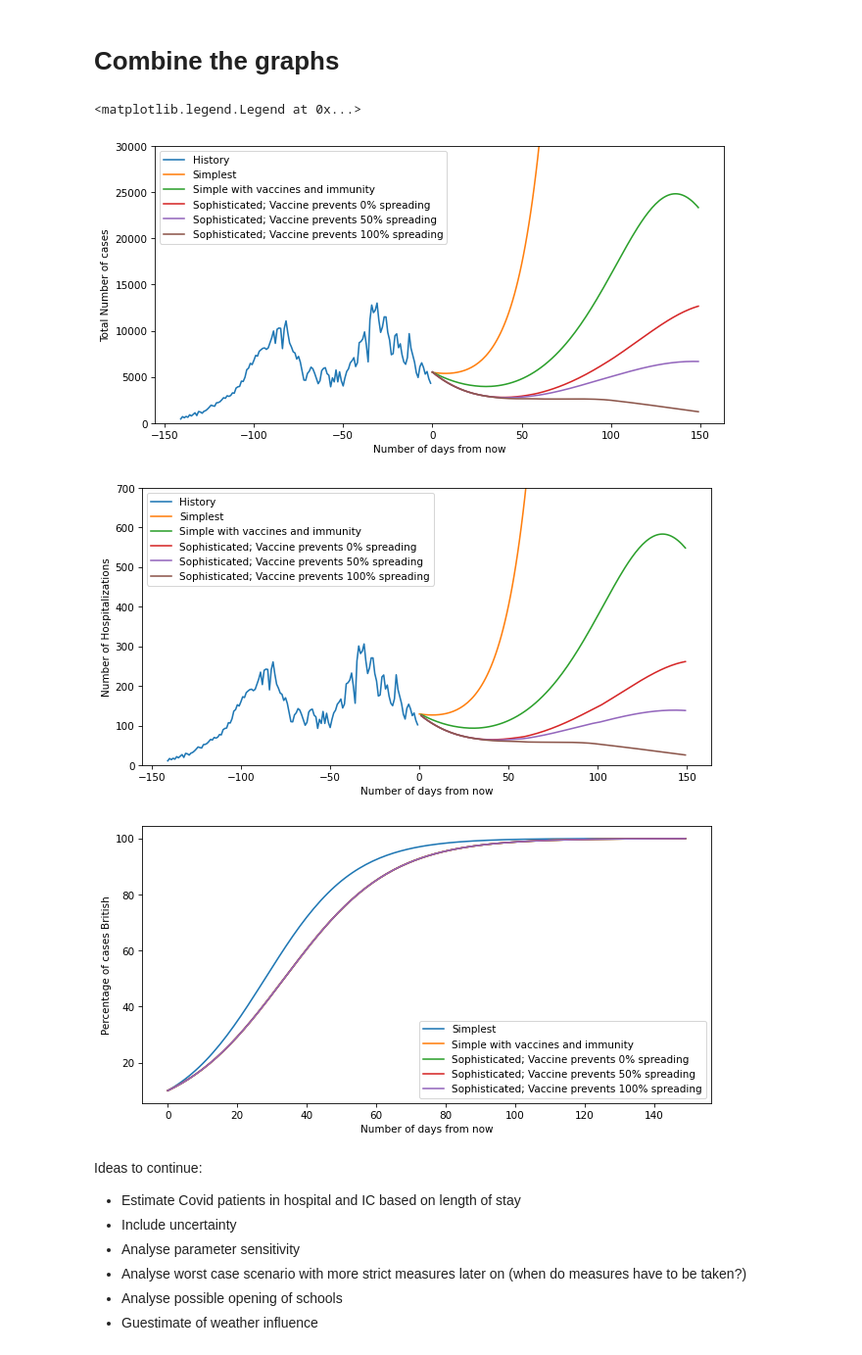
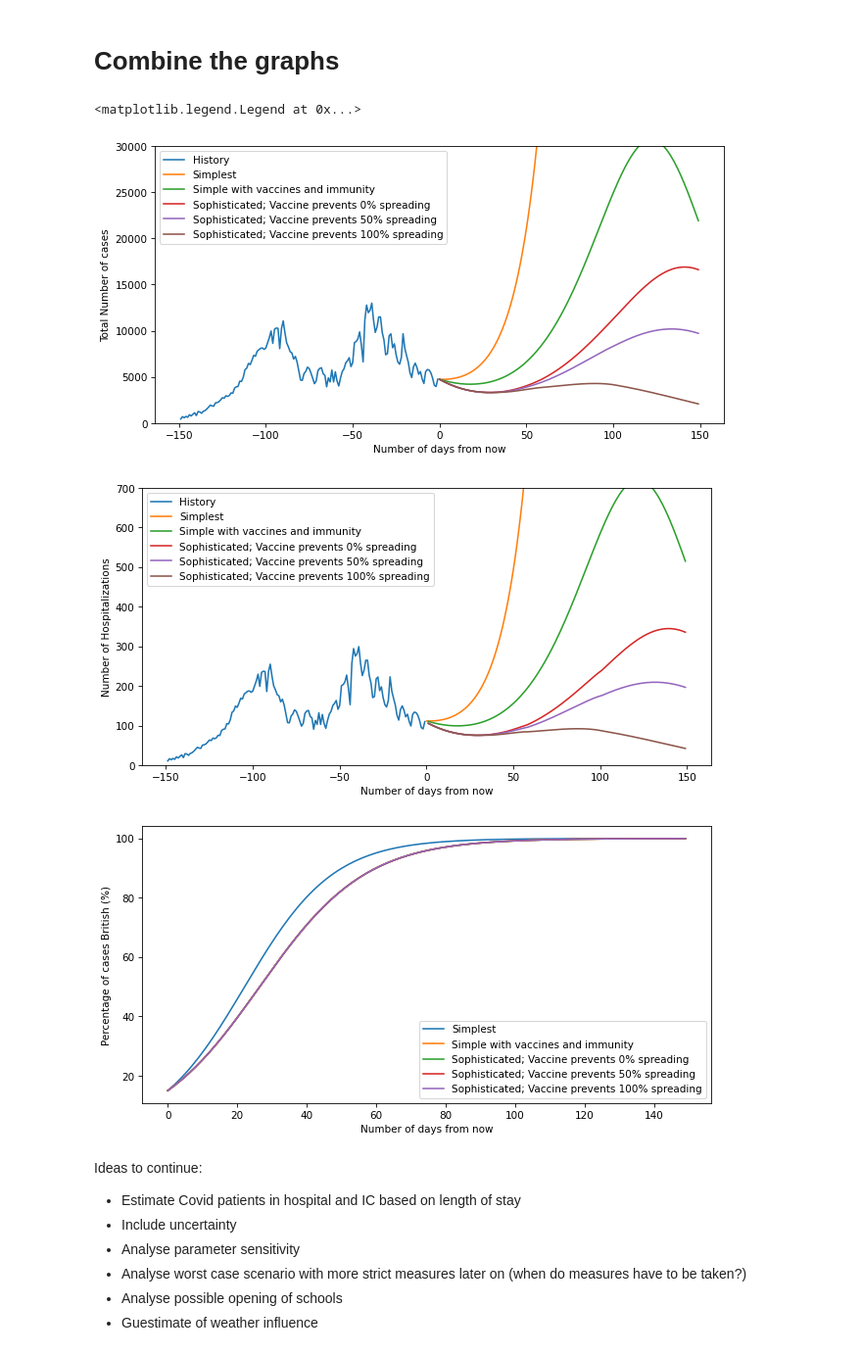
Before and after one commit to mcplooij/Covid-19, a Jupyter notebook: Covid-19 simulations.ipynb, the cells around one changed output. Shown at 98% size. Saved outputs shown, nothing was run; the diff lists cells and outputs as text; code cells hidden in the pictures.

```diff
--- a/Covid-19 simulations.ipynb
+++ b/Covid-19 simulations.ipynb
@@ -13,7 +13,7 @@ Disclaimers:
 Let's start with some general assumptions:
 # %%
 SerialInterval = 4
-CurrentFractionBritish = 0.1
+CurrentFractionBritish = 0.15
 BritishMultiplier = 1.3
 # %% [markdown]
 ## Imports and constants
@@ -44,8 +44,8 @@ numberOfDays = 150
 Rt_notBritish = 0.95
 Rt_British = 1.3
 
-days, Cases_not_British = ExponentialSimulation(5500*(1 - CurrentFractionBritish), Rt_notBritish, SerialInterval, numberOfDays)
-days, Cases_British = ExponentialSimulation(5500*CurrentFractionBritish, Rt_British, SerialInterval, numberOfDays)
+days, Cases_not_British = ExponentialSimulation(4750*(1 - CurrentFractionBritish), Rt_notBritish, SerialInterval, numberOfDays)
+days, Cases_British = ExponentialSimulation(4750*CurrentFractionBritish, Rt_British, SerialInterval, numberOfDays)
 
 Cases_Total =[a + b for a, b in zip(Cases_not_British, Cases_British)]
 
@@ -53,7 +53,7 @@ plt.plot(days, Cases_not_British)
 plt.plot(days, Cases_British)
 plt.plot(days, Cases_Total)
 plt.xlabel('Days from today')
-plt.ylabel('Infections')
+plt.ylabel('Number of positive tests')
 plt.legend(('Non-British', 'British', 'Total'))
 
 # Save for final graph
@@ -223,8 +228,17 @@ Immune0 = CasesTotalSanquin
 Susceptible0 = DutchPopulation - Immune0
 R_current_NonBritish = (ThrustFactorReproductionNumber*Rt_current_NonBritish_hospitalized + (1 - ThrustFactorReproductionNumber)*Rt_current_NonBritish_reported) / (Susceptible0 / DutchPopulation)
 
-CasesNonBritish0 = np.mean(Total_reported[len(Total_reported)-7:]) * (1 - CurrentFractionBritish)
-CasesBritish0 = np.mean(Total_reported[len(Total_reported)-7:]) * CurrentFractionBritish
+# average of two weeks ago
+CasesNonBritish_w1 = np.mean(Total_reported[len(Total_reported)-14:len(Total_reported)-7]) * (1 - CurrentFractionBritish)
+CasesBritish_w1 = np.mean(Total_reported[len(Total_reported)-14:len(Total_reported)-7]) * CurrentFractionBritish
+
+# agerage of one week ago
+CasesNonBritish_w2 = np.mean(Total_reported[len(Total_reported)-7:]) * (1 - CurrentFractionBritish)
+CasesBritish_w2 = np.mean(Total_reported[len(Total_reported)-7:]) * CurrentFractionBritish
+
+# Linear extrapolation:
+CasesNonBritish0 = CasesNonBritish_w2 * (0.5 + 0.5 * CasesNonBritish_w2 / CasesNonBritish_w1)
+CasesBritish0 = CasesBritish_w2 * (0.5 + 0.5 * CasesBritish_w2 / CasesBritish_w1)
 
 DaysFromNow, CasesNonBritish, CasesBritish = Model1(NumberOfDaysPredicted,
                                                     CasesNonBritish0,
@@ -235,12 +249,13 @@ DaysFromNow, CasesNonBritish, CasesBritish = Model1(NumberOfDaysPredicted,
 
 CasesTotal = [a + b for a, b in zip(CasesNonBritish, CasesBritish)]
 
+plt.plot(range(-len(SelectedReported), 0), SelectedReported)
 plt.plot(DaysFromNow, CasesNonBritish)
 plt.plot(DaysFromNow, CasesBritish)
 plt.plot(DaysFromNow, CasesTotal)
 plt.xlabel('Days from today')
 plt.ylabel('Number of positive tests')
-plt.legend(('Non-British', 'British', 'Total'))
+plt.legend(('History, total', 'Non-British', 'British', 'Total'))
 
 # Save for final graph
 days2 = DaysFromNow
@@ -408,8 +419,7 @@ NumberOfDaysPredicted = 150
 GroupInfected0 = [CountyData.Total_reported.sum() * GroupTestedPositive_percentage[idx] / 100 / CaseUnderestimationFraction + (CasesTotalSanquin - CountyData.Total_reported.sum() / CaseUnderestimationFraction) / len(GroupSize)  for idx in range(len(GroupSize))]
 GroupSusceptible0 = [GroupSize[idx] - GroupInfected0[idx] for idx in range(len(GroupSize))]
 GroupVaccinated0 = [0]*len(GroupSize)
-CasesNonBritish0 = np.mean(Total_reported[len(Total_reported)-7:]) * (1 - CurrentFractionBritish)
-CasesBritish0 = np.mean(Total_reported[len(Total_reported)-7:]) * CurrentFractionBritish
+
 R_NonBritish = (ThrustFactorReproductionNumber*Rt_current_NonBritish_hospitalized + (1 - ThrustFactorReproductionNumber)*Rt_current_NonBritish_reported) / (sum(GroupSusceptible0) / sum(GroupSize))
 
 DaysFromNow, CasesNonBritish, CasesBritish, CasesTotalPerGroup = Model2(NumberOfDaysPredicted, GroupInfected0,
@@ -418,12 +428,13 @@ DaysFromNow, CasesNonBritish, CasesBritish, CasesTotalPerGroup = Model2(NumberOf
 
 CasesTotal = [CasesNonBritish[idx] + CasesBritish[idx] for idx in range(NumberOfDaysPredicted)]
 
+plt.plot(NumberOfDaysAgo, SelectedReported)
 plt.plot(DaysFromNow, CasesNonBritish)
 plt.plot(DaysFromNow, CasesBritish)
 plt.plot(DaysFromNow, CasesTotal)
 plt.xlabel('Number of days from now')
 plt.ylabel('Number of positive tests')
-plt.legend(('Non-British', 'British', 'Total'))
+plt.legend(('History, total', 'Non-British', 'British', 'Total'))
 
 
 # Save for final graph
@@ -536,42 +549,42 @@ plt.plot(days1, [case for case in CasesTotal1])
 plt.plot(days2, CasesTotal2)
 plt.plot(days3, CasesTotal3)
 plt.plot(days4, CasesTotal4)
-plt.plot(days4, CasesTotal5)
+plt.plot(days5, CasesTotal5)
 
 plt.xlabel('Number of days from now')
 plt.ylabel('Total Number of cases')
 plt.ylim(0, 30000)
 plt.legend(('History', 'Simplest', 'Simple with vaccines and immunity', 'Sophisticated; Vaccine prevents 0% spreading', 'Sophisticated; Vaccine prevents 50% spreading', 'Sophisticated; Vaccine prevents 100% spreading'))
 
 plt.figure(figsize=(10,5), dpi= 75)
 plt.plot(NumberOfDaysAgo, PredictedHospitalized)
 plt.plot(days1, [case * HospitalizationsPerInfection for case in CasesTotal1])
 [a + b for a, b in zip(Cases_not_British, Cases_British)]
 plt.plot(days2[1:], HospitalizationsTotal2[1:])
 plt.plot(days3[1:], HospitalizationsTotal3[1:])
 plt.plot(days4[1:], HospitalizationsTotal4[1:])
-plt.plot(days4[1:], HospitalizationsTotal5[1:])
+plt.plot(days5[1:], HospitalizationsTotal5[1:])
 
 plt.ylim(0, 700)
 plt.xlabel('Number of days from now')
 plt.ylabel('Number of Hospitalizations')
 plt.legend(('History', 'Simplest', 'Simple with vaccines and immunity', 'Sophisticated; Vaccine prevents 0% spreading', 'Sophisticated; Vaccine prevents 50% spreading', 'Sophisticated; Vaccine prevents 100% spreading'))
 
 
 plt.figure(figsize=(10,5), dpi= 75)
 plt.plot(days1, PercentageBritish1)
 plt.plot(days2, PercentageBritish2)
 plt.plot(days3, PercentageBritish3)
 plt.plot(days4, PercentageBritish4)
 plt.plot(days5, PercentageBritish5)
 plt.xlabel('Number of days from now')
-plt.ylabel('Percentage of cases British')
+plt.ylabel('Percentage of cases British (%)')
 plt.legend(('Simplest', 'Simple with vaccines and immunity', 'Sophisticated; Vaccine prevents 0% spreading', 'Sophisticated; Vaccine prevents 50% spreading', 'Sophisticated; Vaccine prevents 100% spreading'))
 # %% [output]
 <matplotlib.legend.Legend at 0x...>
-[figure, old version]
+[figure, new version]
-[figure, old version]
+[figure, new version]
-[figure, old version]
+[figure, new version]
 # %% [markdown]
 Ideas to continue:
 - Estimate Covid patients in hospital and IC based on length of stay
```
Also changed, not shown: parts of 14 cells of this notebook, 1 other file.
